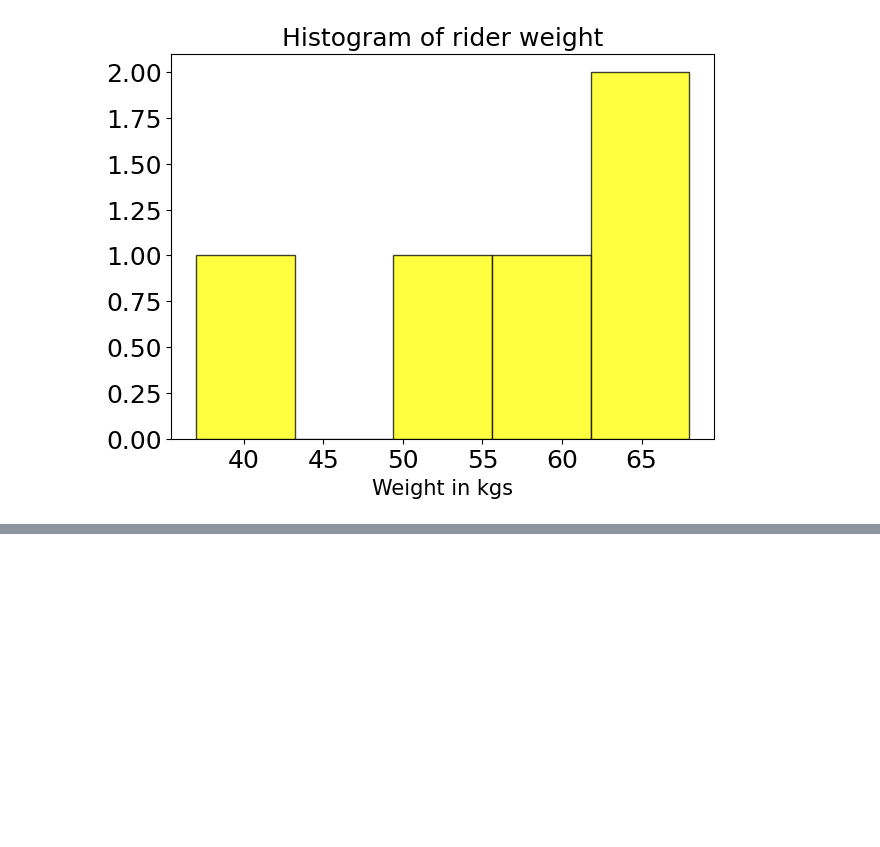
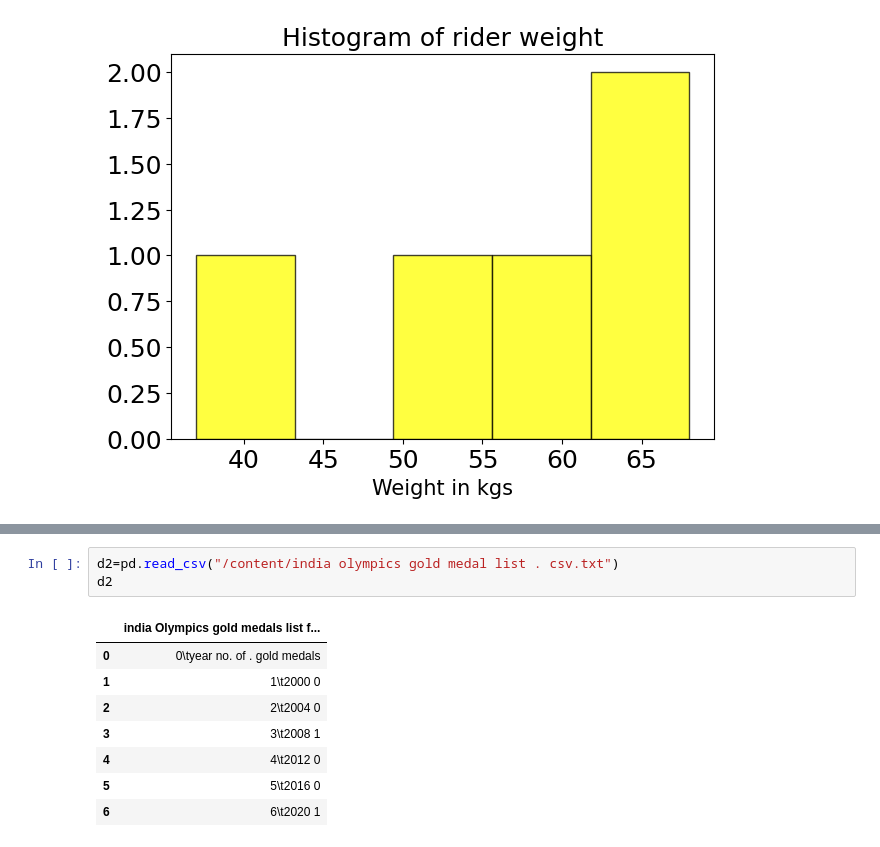
Before and after one commit to Hansika2346/AIML_2303A52409, a Jupyter notebook: LAB01_AIML.ipynb, the cells around one changed output, grey strips where cells are left out. Cells and saved outputs as stored; diff of their text form; blank space fills up the shorter version.

```diff
--- a/LAB01_AIML.ipynb
+++ b/LAB01_AIML.ipynb
@@ -99,0 +122,12 @@ plt.show()
+# %%
+d2=pd.read_csv("/content/india olympics gold medal list . csv.txt")
+d2
+# %% [output]
+|  | india Olympics gold medals list f... |
+| 0 | 0\tyear no. of . gold medals |
+| 1 | 1\t2000 0 |
+| 2 | 2\t2004 0 |
+| 3 | 3\t2008 1 |
+| 4 | 4\t2012 0 |
+| 5 | 5\t2016 0 |
+| 6 | 6\t2020 1 |
```
Also changed, not shown: parts of 3 cells of this notebook.
